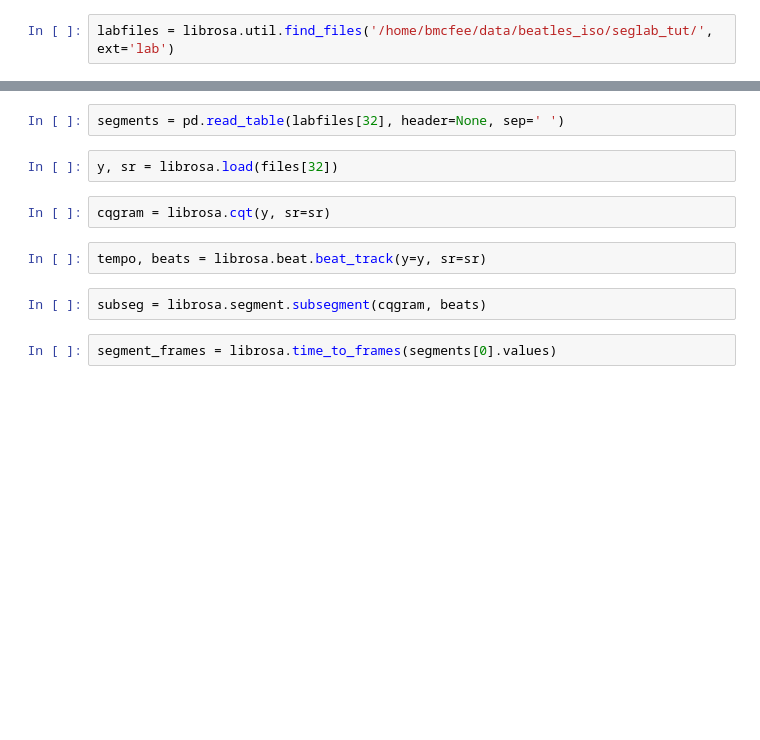
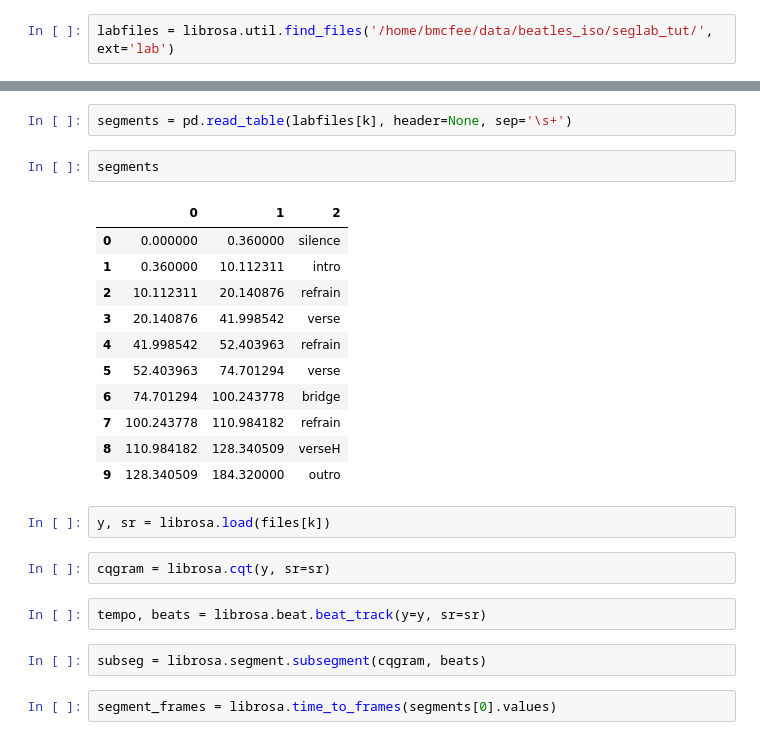
Before and after one commit to urinieto/similarity_classification, a Jupyter notebook: notes/phase anchoring.ipynb, the cells around one changed output, grey strips where cells are left out. Drawn from its saved outputs; the diff is of its cells as text; blank space fills up the shorter version.

```diff
--- a/notes/phase anchoring.ipynb
+++ b/notes/phase anchoring.ipynb
@@ -62,7 +100,21 @@ labfiles = librosa.util.find_files('/home/bmcfee/data/beatles_iso/seglab_tut/',
 # %%
-segments = pd.read_table(labfiles[32], header=None, sep=' ')
+segments = pd.read_table(labfiles[k], header=None, sep='\s+')
+# %%
+segments
+# %% [output]
+|  | 0 | 1 | 2 |
+| 0 | 0.000000 | 0.360000 | silence |
+| 1 | 0.360000 | 10.112311 | intro |
+| 2 | 10.112311 | 20.140876 | refrain |
+| 3 | 20.140876 | 41.998542 | verse |
+| 4 | 41.998542 | 52.403963 | refrain |
+| 5 | 52.403963 | 74.701294 | verse |
+| 6 | 74.701294 | 100.243778 | bridge |
+| 7 | 100.243778 | 110.984182 | refrain |
+| 8 | 110.984182 | 128.340509 | verseH |
+| 9 | 128.340509 | 184.320000 | outro |
 # %%
-y, sr = librosa.load(files[32])
+y, sr = librosa.load(files[k])
 # %%
 cqgram = librosa.cqt(y, sr=sr)
 # %%
```
Also changed, not shown: parts of 17 cells of this notebook, 1 other file.
